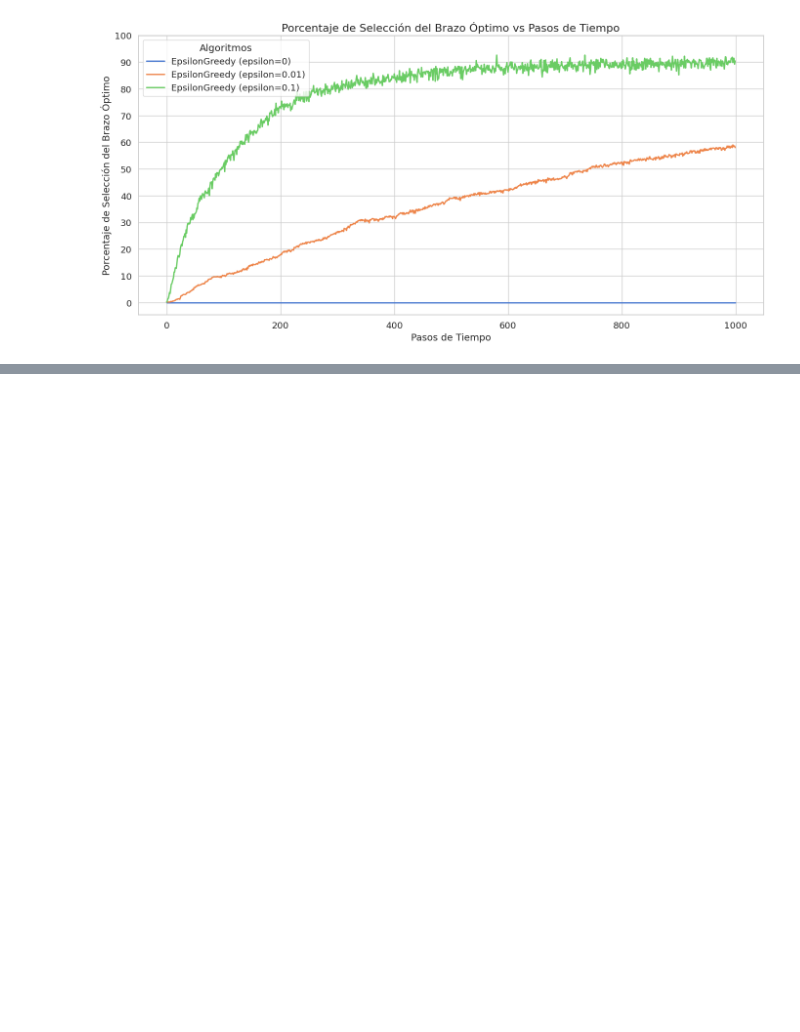
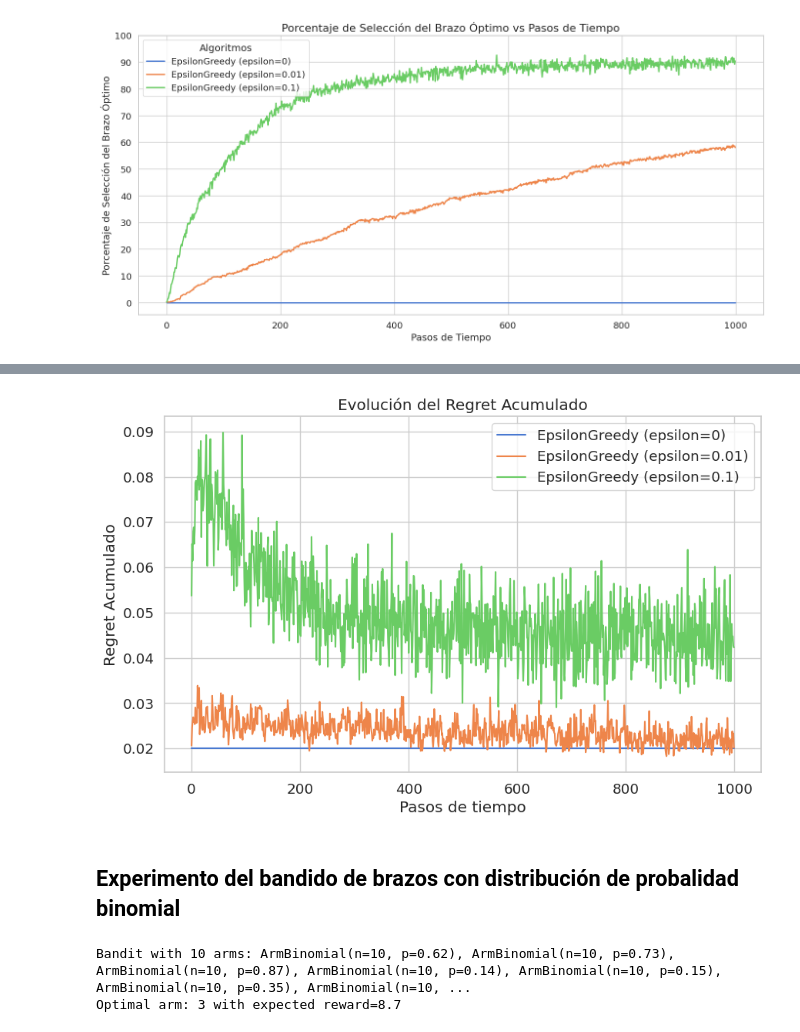
Before and after one commit to salvadeharo10/k_brazos_DHBV, a Jupyter notebook: bandit_experiments_epsilongreedy.ipynb, the cells around one changed output, grey strips where cells are left out. Cells and saved outputs as stored; diff of their text form; code cells hidden in the pictures; blank space fills up the shorter version.

```diff
--- a/bandit_experiments_epsilongreedy.ipynb
+++ b/bandit_experiments_epsilongreedy.ipynb
@@ -303,0 +432,22 @@ En conclusión, **el gráfico muestra cómo un nivel adecuado de exploración me
+# %%
+plot_regret(steps, regret, algorithms)
+# %% [output]
+[figure, added]
+# %% [markdown]
+## Experimento del bandido de brazos con distribución de probalidad binomial
+# %%
+# Creación del bandit
+bandit = Bandit(arms=ArmBinomial.generate_arms(k, n = 10, seed = SEED)) # Generar un bandido con k brazos de distribución binomial con n = 10
+print(bandit)
+
+optimal_arm = bandit.optimal_arm
+print(f"Optimal arm: {optimal_arm + 1} with expected reward={bandit.get_expected_value(optimal_arm)}")
+
+# Definir los algoritmos a comparar. En este caso son 3 algoritmos epsilon-greedy con diferentes valores de epsilon.
+algorithms = [EpsilonGreedy(k=k, epsilon=0), EpsilonGreedy(k=k, epsilon=0.01), EpsilonGreedy(k=k, epsilon=0.1)]
+
+# Ejecutar el experimento y obtener las recompensas promedio y promedio de las selecciones óptimas
+rewards, optimal_selections, arm_stats, regret = run_experiment(bandit, algorithms, steps, runs)
+# %% [output]
+Bandit with 10 arms: ArmBinomial(n=10, p=0.62), ArmBinomial(n=10, p=0.73), ArmBinomial(n=10, p=0.87), ArmBinomial(n=10, p=0.14), ArmBinomial(n=10, p=0.15), ArmBinomial(n=10, p=0.35), ArmBinomial(n=10, ...
+Optimal arm: 3 with expected reward=8.7
```
Also changed, not shown: parts of 27 cells of this notebook.
